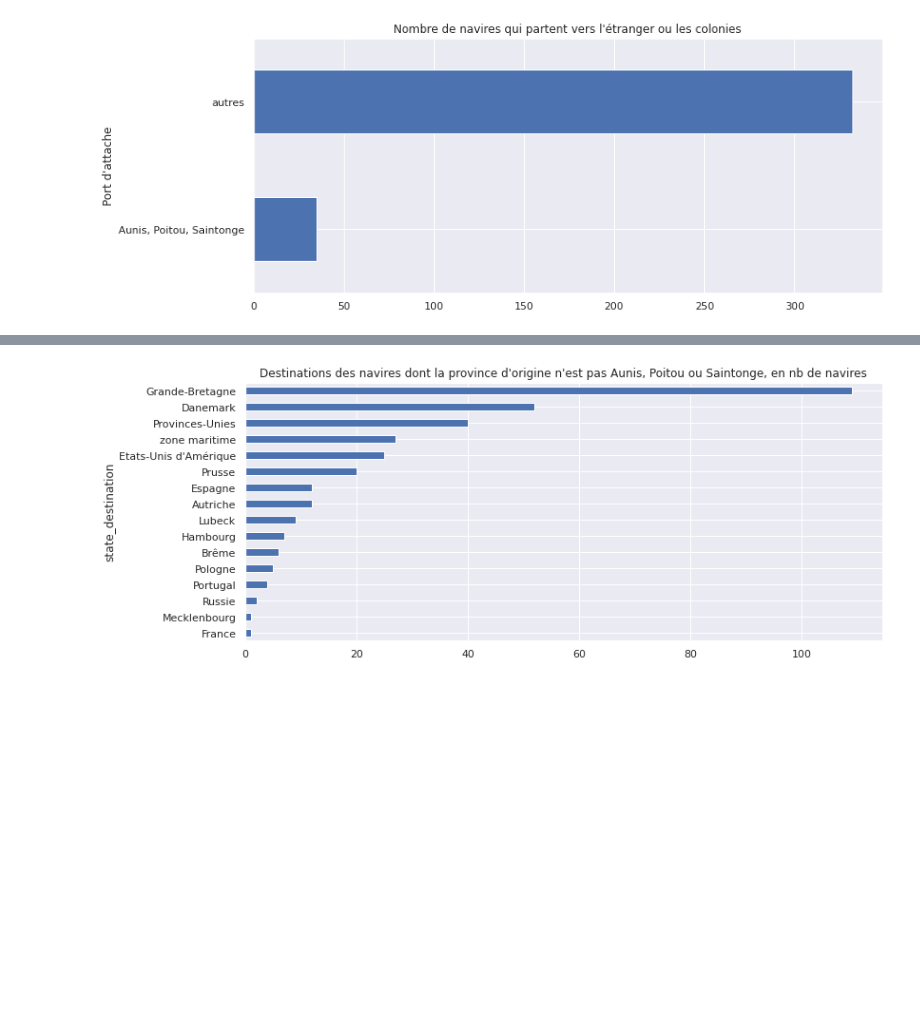
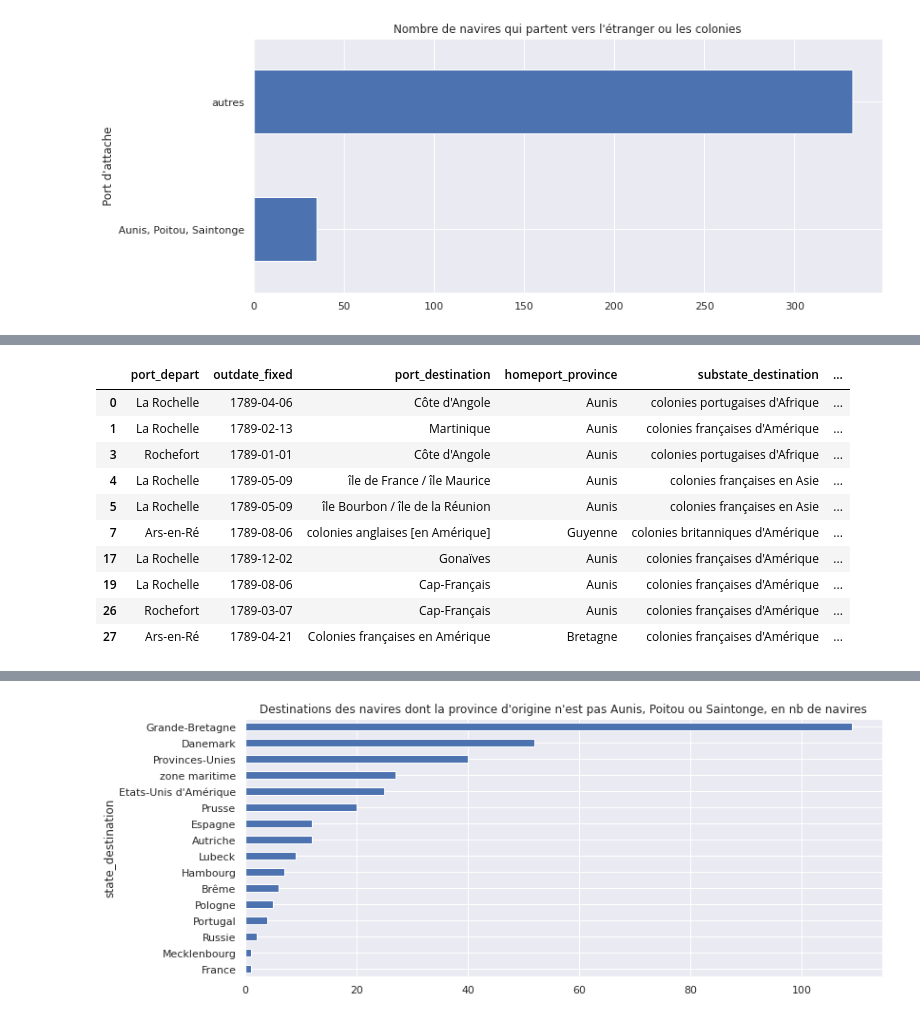
Before and after one commit to medialab/portic-datasprint-2021, a Jupyter notebook: productions/equipe_1/port_attache/sorties_vers_etranger_et_colonies.ipynb, the cells around one changed output, grey strips where cells are left out. Saved outputs shown, nothing was run; the diff lists cells and outputs as text; code cells hidden in the pictures; blank space fills up the shorter version.

```diff
--- a/productions/equipe_1/port_attache/sorties_vers_etranger_et_colonies.ipynb
+++ b/productions/equipe_1/port_attache/sorties_vers_etranger_et_colonies.ipynb
@@ -188,0 +240,14 @@ ax = sns.countplot(x="vers_colonies", data=sorties)
+# %%
+colonies[colonies.vers_colonies == True][["port_depart", "outdate_fixed", "port_destination", "homeport_province", "substate_destination", "commodity_standardized_fr", "tonnage", "tonnage_unit", "tonnage_class"]]
+# %% [output]
+|  | port_depart | outdate_fixed | port_destination | homeport_province | substate_destination | ... |
+| 0 | La Rochelle | 1789-04-06 | Côte d'Angole | Aunis | colonies portugaises d'Afrique | ... |
+| 1 | La Rochelle | 1789-02-13 | Martinique | Aunis | colonies françaises d'Amérique | ... |
+| 3 | Rochefort | 1789-01-01 | Côte d'Angole | Aunis | colonies portugaises d'Afrique | ... |
+| 4 | La Rochelle | 1789-05-09 | île de France / île Maurice | Aunis | colonies françaises en Asie | ... |
+| 5 | La Rochelle | 1789-05-09 | île Bourbon / île de la Réunion | Aunis | colonies françaises en Asie | ... |
+| 7 | Ars-en-Ré | 1789-08-06 | colonies anglaises [en Amérique] | Guyenne | colonies britanniques d'Amérique | ... |
+| 17 | La Rochelle | 1789-12-02 | Gonaïves | Aunis | colonies françaises d'Amérique | ... |
+| 19 | La Rochelle | 1789-08-06 | Cap-Français | Aunis | colonies françaises d'Amérique | ... |
+| 26 | Rochefort | 1789-03-07 | Cap-Français | Aunis | colonies françaises d'Amérique | ... |
+| 27 | Ars-en-Ré | 1789-04-21 | Colonies françaises en Amérique | Bretagne | colonies françaises d'Amérique | ... |
```
Also changed, not shown: parts of 38 cells of this notebook.
